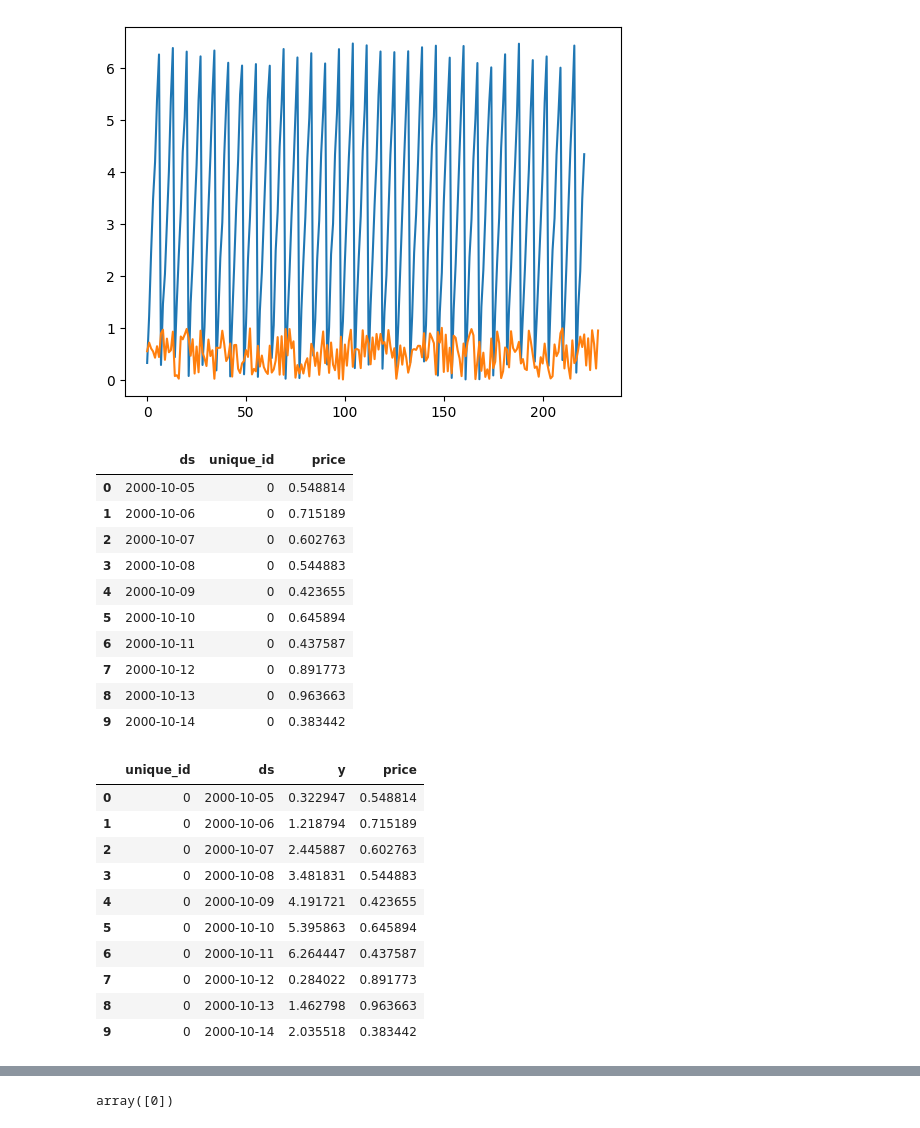
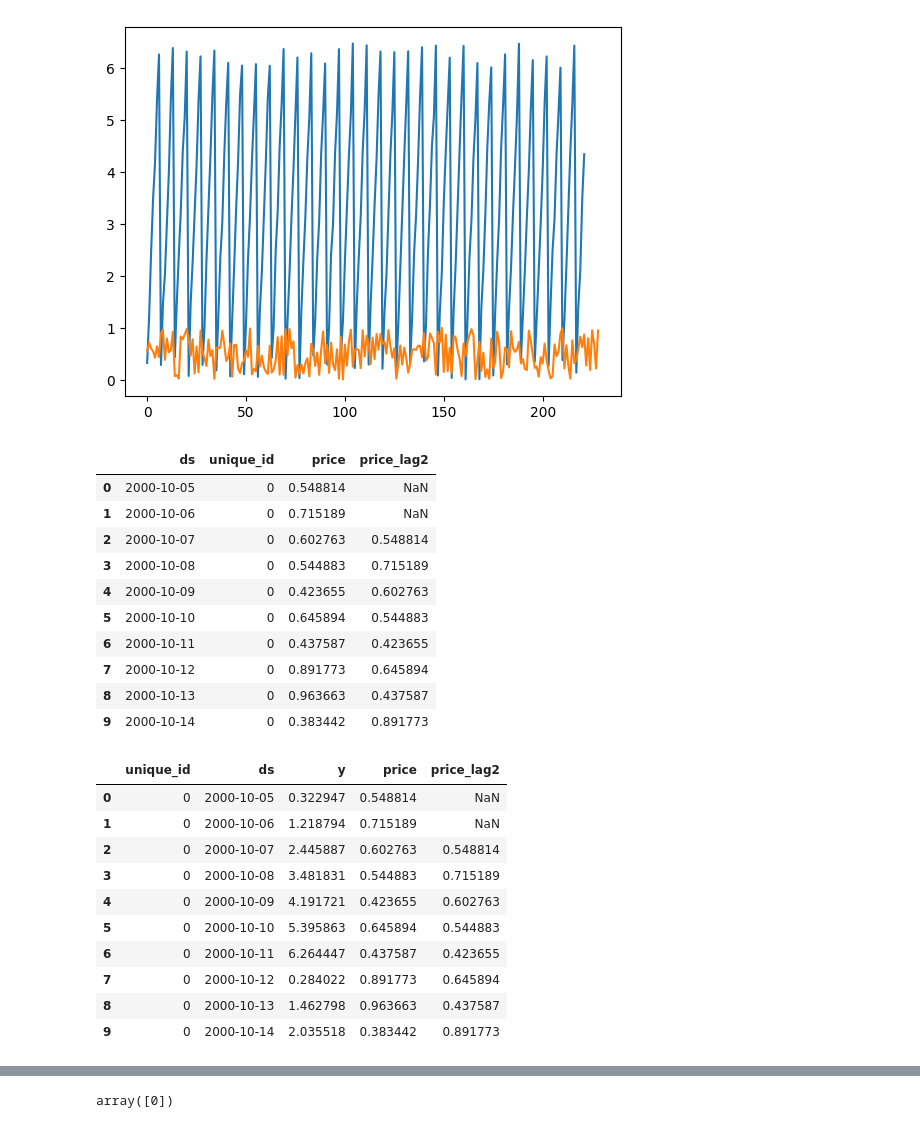
Before and after one commit to LuciaRavazzi/Master-DataScienceLab, a Jupyter notebook: Nixtla/3-Add-Exogenous-Features.ipynb, the cells around one changed output, grey strips where cells are left out. Cells and saved outputs as stored; diff of their text form; code cells hidden in the pictures.

```diff
--- a/Nixtla/3-Add-Exogenous-Features.ipynb
+++ b/Nixtla/3-Add-Exogenous-Features.ipynb
@@ -43,32 +44,33 @@ plt.plot(prices.price)
 [figure]
 # %%
 # transformed_prices = transform_exog(prices, lags=[7], lag_transforms={1: [ExpandingMean()]})
-transformed_prices = prices
+transformed_prices = transform_exog(prices, lags=[2])
+# transformed_prices.drop("price", axis = 1, inplace = True)
 transformed_prices.head(10)
 # %% [output]
-|  | ds | unique_id | price |
-| 0 | 2000-10-05 | 0 | 0.548814 |
-| 1 | 2000-10-06 | 0 | 0.715189 |
-| 2 | 2000-10-07 | 0 | 0.602763 |
-| 3 | 2000-10-08 | 0 | 0.544883 |
-| 4 | 2000-10-09 | 0 | 0.423655 |
-| 5 | 2000-10-10 | 0 | 0.645894 |
-| 6 | 2000-10-11 | 0 | 0.437587 |
-| 7 | 2000-10-12 | 0 | 0.891773 |
-| 8 | 2000-10-13 | 0 | 0.963663 |
-| 9 | 2000-10-14 | 0 | 0.383442 |
+|  | ds | unique_id | price | price_lag2 |
+| 0 | 2000-10-05 | 0 | 0.548814 | NaN |
+| 1 | 2000-10-06 | 0 | 0.715189 | NaN |
+| 2 | 2000-10-07 | 0 | 0.602763 | 0.548814 |
+| 3 | 2000-10-08 | 0 | 0.544883 | 0.715189 |
+| 4 | 2000-10-09 | 0 | 0.423655 | 0.602763 |
+| 5 | 2000-10-10 | 0 | 0.645894 | 0.544883 |
+| 6 | 2000-10-11 | 0 | 0.437587 | 0.423655 |
+| 7 | 2000-10-12 | 0 | 0.891773 | 0.645894 |
+| 8 | 2000-10-13 | 0 | 0.963663 | 0.437587 |
+| 9 | 2000-10-14 | 0 | 0.383442 | 0.891773 |
 # %%
 series_with_prices = series.merge(transformed_prices, on=['unique_id', 'ds'])
 series_with_prices.head(10)
 # %% [output]
-|  | unique_id | ds | y | price |
-| 0 | 0 | 2000-10-05 | 0.322947 | 0.548814 |
-| 1 | 0 | 2000-10-06 | 1.218794 | 0.715189 |
-| 2 | 0 | 2000-10-07 | 2.445887 | 0.602763 |
-| 3 | 0 | 2000-10-08 | 3.481831 | 0.544883 |
-| 4 | 0 | 2000-10-09 | 4.191721 | 0.423655 |
-| 5 | 0 | 2000-10-10 | 5.395863 | 0.645894 |
-| 6 | 0 | 2000-10-11 | 6.264447 | 0.437587 |
-| 7 | 0 | 2000-10-12 | 0.284022 | 0.891773 |
-| 8 | 0 | 2000-10-13 | 1.462798 | 0.963663 |
-| 9 | 0 | 2000-10-14 | 2.035518 | 0.383442 |
+|  | unique_id | ds | y | price | price_lag2 |
+| 0 | 0 | 2000-10-05 | 0.322947 | 0.548814 | NaN |
+| 1 | 0 | 2000-10-06 | 1.218794 | 0.715189 | NaN |
+| 2 | 0 | 2000-10-07 | 2.445887 | 0.602763 | 0.548814 |
+| 3 | 0 | 2000-10-08 | 3.481831 | 0.544883 | 0.715189 |
+| 4 | 0 | 2000-10-09 | 4.191721 | 0.423655 | 0.602763 |
+| 5 | 0 | 2000-10-10 | 5.395863 | 0.645894 | 0.544883 |
+| 6 | 0 | 2000-10-11 | 6.264447 | 0.437587 | 0.423655 |
+| 7 | 0 | 2000-10-12 | 0.284022 | 0.891773 | 0.645894 |
+| 8 | 0 | 2000-10-13 | 1.462798 | 0.963663 | 0.437587 |
+| 9 | 0 | 2000-10-14 | 2.035518 | 0.383442 | 0.891773 |
```
Also changed, not shown: parts of 11 cells of this notebook, 6 other files.
